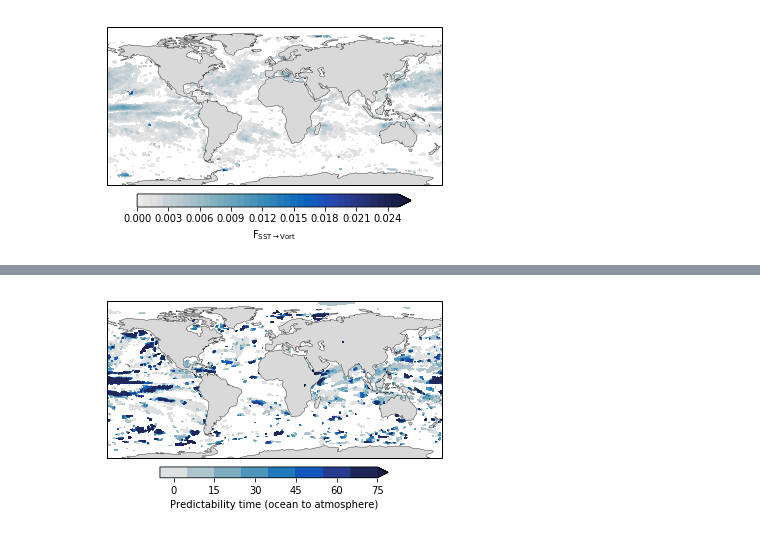
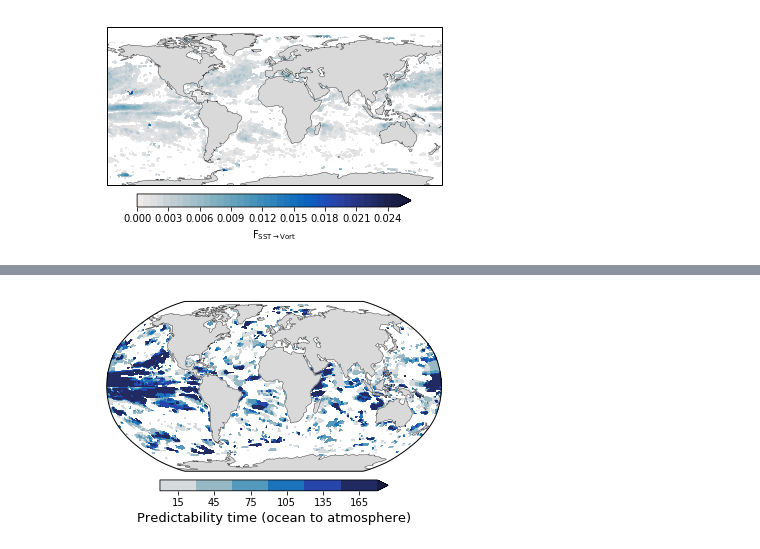
Before and after one commit to eviatarbach/predictability, a Jupyter notebook: Plots.ipynb, the cells around one changed output, grey strips where cells are left out. Cells and saved outputs as stored; diff of their text form; code cells hidden in the pictures.

```diff
--- a/Plots.ipynb
+++ b/Plots.ipynb
@@ -66,3 +55,7 @@ array([ 0,  2,  4,  6,  8, 10, 12, 14])
+# %%
+data1 = xarray.open_dataset('data1p.nc')
+data5 = xarray.open_dataset('data5p.nc')
+data15 = xarray.open_dataset('data15p.nc')
 # %%
 data1.to_netcdf('data1p.nc')
 data5.to_netcdf('data5p.nc')
@@ -97,12 +87,12 @@ persist5_sst_to_vort[(data5['fdr_sst_to_vort'][:, :, 0] == 0) & (persist5_sst_to
 # %%
-persist15_vort_to_sst = numpy.full([241, 480], 0.0)
-persist15_sst_to_vort = numpy.full([241, 480], 0.0)
+persist15_vort_to_sst = numpy.full([88838], 0.0)
+persist15_sst_to_vort = numpy.full([88838], 0.0)
 for a in range(6):
-    mask = (persist15_vort_to_sst >= 30*(a - 1)).astype(bool) & (data15['fdr_vort_to_sst'][:, :, a].values != 0)
-    persist15_vort_to_sst[mask] = (data15['fdr_vort_to_sst'][:, :, a].values*30*a)[mask]
+    mask = (persist15_vort_to_sst >= 30*(a - 1)).astype(bool) & (data15['fdr_vort_to_sst'][:, a].values != 0)
+    persist15_vort_to_sst[mask] = (data15['fdr_vort_to_sst'][:, a].values*30*a)[mask]
 
-    mask = (persist15_sst_to_vort >= 30*(a - 1)).astype(bool) & (data15['fdr_sst_to_vort'][:, :, a].values != 0)
-    persist15_sst_to_vort[mask] = (data15['fdr_sst_to_vort'][:, :, a].values*30*a)[mask]
+    mask = (persist15_sst_to_vort >= 30*(a - 1)).astype(bool) & (data15['fdr_sst_to_vort'][:, a].values != 0)
+    persist15_sst_to_vort[mask] = (data15['fdr_sst_to_vort'][:, a].values*30*a)[mask]
 
-persist15_vort_to_sst[(data15['fdr_vort_to_sst'][:, :, 0] == 0) & (persist15_vort_to_sst == 0)] = numpy.NaN
-persist15_sst_to_vort[(data15['fdr_sst_to_vort'][:, :, 0] == 0) & (persist15_sst_to_vort == 0)] = numpy.NaN
+persist15_vort_to_sst[(data15['fdr_vort_to_sst'][:, 0] == 0) & (persist15_vort_to_sst == 0)] = numpy.NaN
+persist15_sst_to_vort[(data15['fdr_sst_to_vort'][:, 0] == 0) & (persist15_sst_to_vort == 0)] = numpy.NaN
@@ -374,30 +436,32 @@ plt.savefig('time5_vort_to_sst.pdf')
 # %%
 upper_half = numpy.linspace(0.5, 1, 40)
 cmap = cmocean.cm.balance_r
 colors = cmap(upper_half)
 cmap = LinearSegmentedColormap.from_list('Upper Half', colors)
-levels = numpy.arange(-5, 80, 10)
+levels = numpy.arange(-15, 180, 30)
 
 plt.figure()
-ax = plt.axes(projection=ccrs.PlateCarree())
-ax.add_feature(cfeature.LAND, color='#D9D9D9')
+ax = plt.axes(projection=ccrs.Robinson())
+ax.add_feature(cfeature.LAND, color='#D9D9D9', zorder=1)
 ax.add_feature(cfeature.COASTLINE, linewidth=0.3)
+ax.set_global()
 
-lat = numpy.arange(-90, -90 + 241*0.75, 0.75)
-lon = numpy.arange(0, 480*0.75, 0.75)
+var = persist15_sst_to_vort.astype(float) + 15
+var[data15['sig_sst_to_vort'][:, 0] > 0.05] = numpy.NaN
+var = numpy.ma.masked_invalid(var)
+vmin, vmax = var.min(), var.max()
+levels = numpy.arange(-15, vmax + 30, 30) + 15
 
-var_to_plot = persist5_sst_to_vort.astype(float)
+regridded = pyresample.kd_tree.resample_nearest(orig_def, var.flatten(), targ_def, radius_of_influence=500000,
+                                                fill_value=None).reshape([241, 480])
 
-var_cyc, lon_cyc = add_cyclic_point(var_to_plot, coord=lon)
-latt, lonn = numpy.meshgrid(lat, lon_cyc)
-plt.contourf(lonn, latt, var_cyc.T, vmin=min(levels), vmax=max(levels),
+regridded, lon_cyc = add_cyclic_point(regridded, coord=lon2)
+
+plt.contourf(lon_cyc, lat2, regridded, vmin=min(levels), vmax=max(levels),
              cmap=cmap, levels=levels, transform=ccrs.PlateCarree(),
              extend='max')
-cb = plt.colorbar(orientation='horizontal', fraction=0.05, pad=0.04, ticks=numpy.arange(0, 80, 10))
-cb.set_label(r'Predictability time (ocean to atmosphere)')
-tick_locator = ticker.MaxNLocator(nbins=7)
-cb.locator = tick_locator
-cb.update_ticks()
-plt.savefig('time5_sst_to_vort.pdf')
+cb = plt.colorbar(orientation='horizontal', fraction=0.05, pad=0.04, ticks=numpy.arange(0, 180, 30) + 15)
+cb.set_label(r'Predictability time (ocean to atmosphere)', size=13)
+plt.savefig('time15_sst_to_vort.pdf')
 # %% [output]
-[figure, old version]
+[figure, new version]
```
Also changed, not shown: parts of 31 cells of this notebook.
